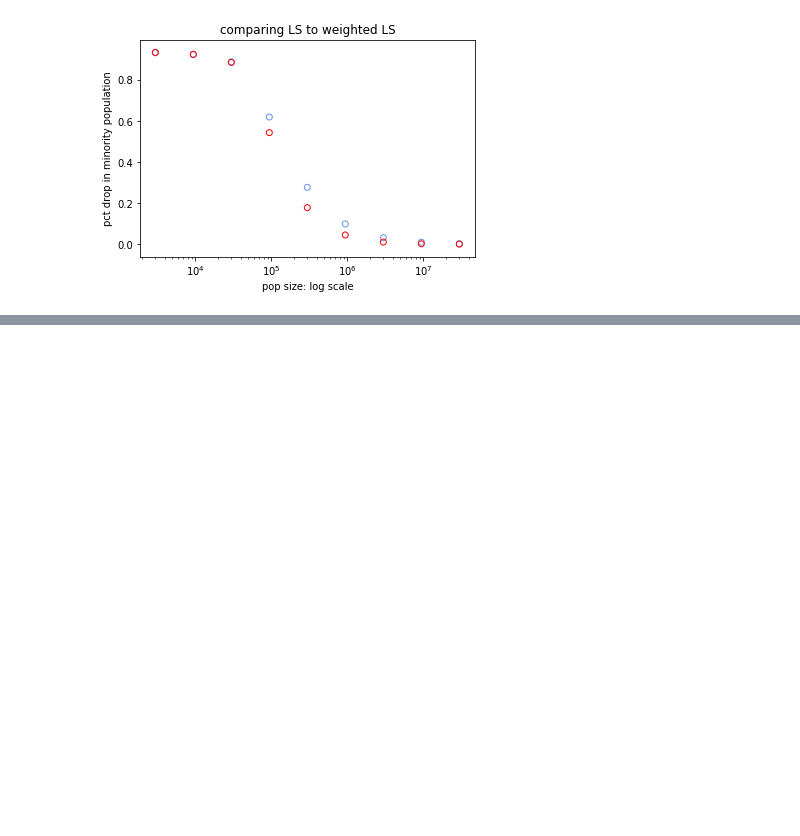
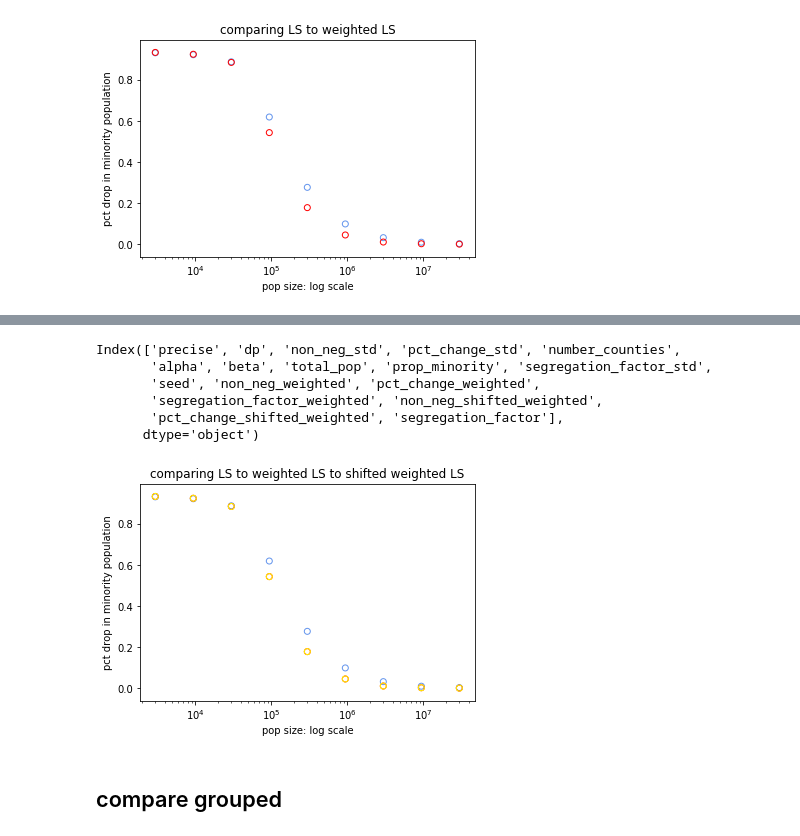
Before and after one commit to beatrixkh/explore_census_2020_dp, a Jupyter notebook: 2020_02_24_dp_sim_compare_optimizers.ipynb, the cells around one changed output, grey strips where cells are left out. Cells and saved outputs as stored; diff of their text form; code cells hidden in the pictures; blank space fills up the shorter version.

Commit message:
added an optimizer using an objective that groups large and small vars

```diff
--- a/2020_02_24_dp_sim_compare_optimizers.ipynb
+++ b/2020_02_24_dp_sim_compare_optimizers.ipynb
@@ -108,0 +115,8 @@ plt.show()
+# %%
+nn_opt_shifted = '/ihme/scratch/users/beatrixh/2020-02-24/nn_opt_shifted_weighte'
+
+shifted_weighted_dt = pd.DataFrame()
+for path in weighted_dirs:
+    new = summarize_dir(path)
+    shifted_weighted_dt = pd.concat([shifted_weighted_dt, new], axis = 1, ignore_index=True)
+print(shifted_weighted_dt.T)
@@ -108,0 +141,7 @@ plt.show()
+# %%
+names = ['precise','dp','non_neg_shifted_weighted','pct_change_shifted_weighted',
+        'number_counties','alpha','beta','total_pop',
+        'prop_minority','segregation_factor','seed']
+names_dict = {i : names[i] for i in range(0,len(names))}
+data_shifted_weighted = shifted_weighted_dt.T.rename(columns=names_dict)
+data_shifted_weighted.sort_values(by='total_pop')
@@ -108,0 +159,38 @@ plt.show()
+# %%
+compare_weighted_shifted = compare_weighted_to_std.merge(data_shifted_weighted, how = 'inner',
+                                                         on=['alpha','beta','dp','number_counties','precise',
+                                                             'prop_minority','seed','total_pop'],
+                                                         suffixes=('_copy','_weighted'))
+compare_weighted_shifted.columns
+# %% [output]
+Index(['precise', 'dp', 'non_neg_std', 'pct_change_std', 'number_counties',
+       'alpha', 'beta', 'total_pop', 'prop_minority', 'segregation_factor_std',
+       'seed', 'non_neg_weighted', 'pct_change_weighted',
+       'segregation_factor_weighted', 'non_neg_shifted_weighted',
+       'pct_change_shifted_weighted', 'segregation_factor'],
+      dtype='object')
+# %%
+#this is identital to non-shifted weighted
+
+x = compare_weighted_shifted['total_pop']
+y_1 = compare_weighted_shifted['pct_change_std']
+y_2 = compare_weighted_shifted['pct_change_weighted']
+y_3 = compare_weighted_shifted['pct_change_shifted_weighted']
+
+fig = plt.figure()
+
+ax = fig.add_subplot(111)
+ax.scatter(x, y_1, facecolors='none', edgecolors = 'cornflowerblue')
+ax.scatter(x, y_2, facecolors='none', edgecolors = 'red')
+ax.scatter(x, y_3, facecolors='none', edgecolors = 'yellow')
+
+plt.xscale('log')
+plt.xlabel('pop size: log scale')
+plt.ylabel('pct drop in minority population')
+plt.title("comparing LS to weighted LS to shifted weighted LS")
+
+plt.show()
+# %% [output]
+[figure, added]
+# %% [markdown]
+## compare grouped
```
Also changed, not shown: parts of 10 cells of this notebook.
